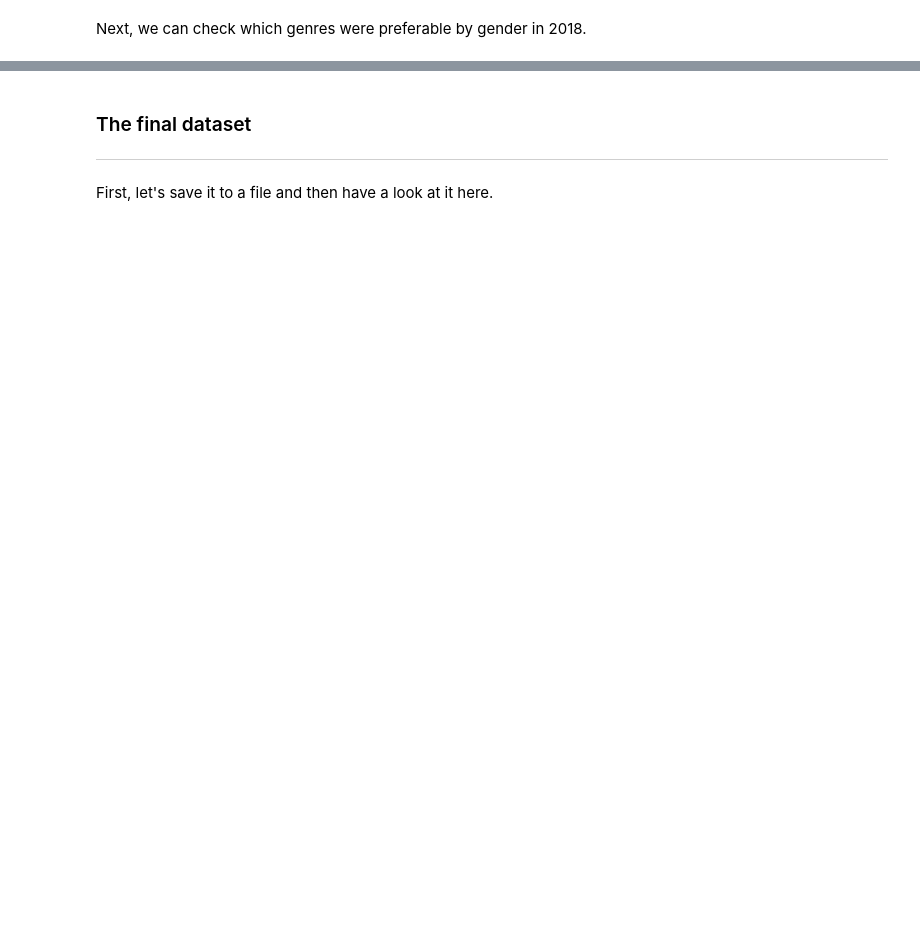
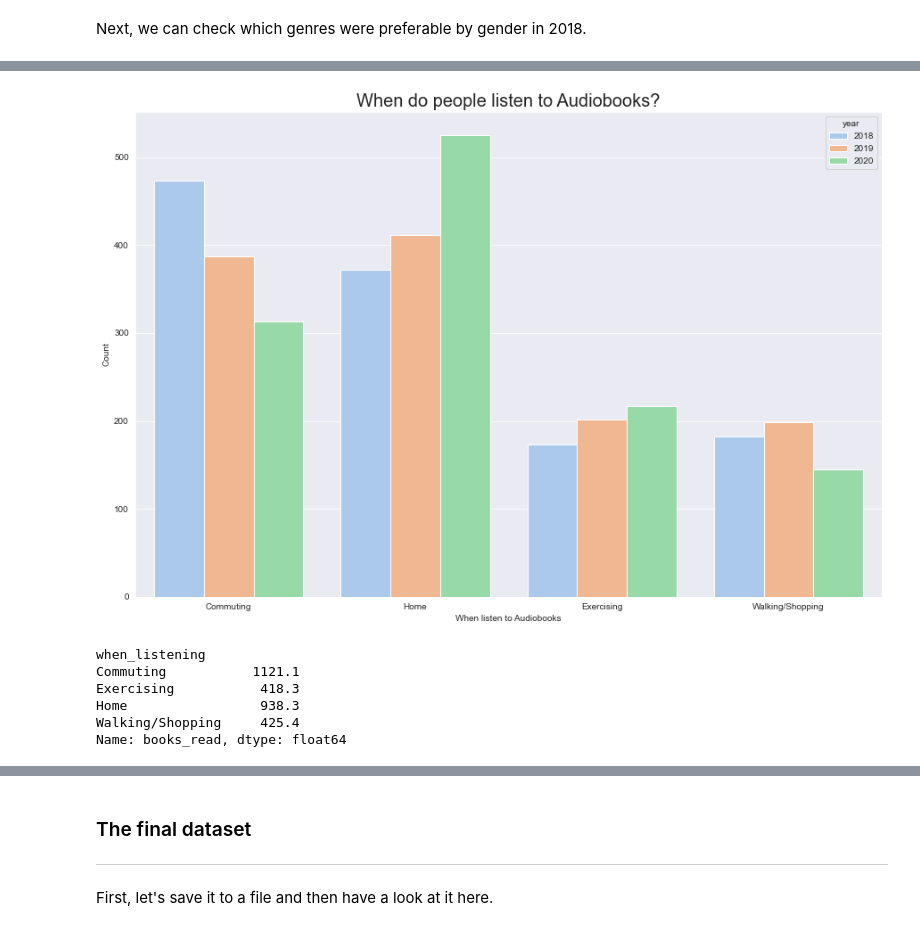
Before and after one commit to angelinka/programming_for_DA_project, a Jupyter notebook: audiobooks.ipynb, the cells around one changed output, grey strips where cells are left out. Cells and saved outputs as stored; diff of their text form; code cells hidden in the pictures; blank space fills up the shorter version.

```diff
--- a/audiobooks.ipynb
+++ b/audiobooks.ipynb
@@ -623,0 +670,20 @@ plt.show()
+# %%
+sns.countplot(x='when_listening',  hue='year', data=full, palette='pastel', order=place)
+plt.title('When do people listen to Audiobooks?', size=20)
+plt.xlabel("When listen to Audiobooks")
+plt.ylabel("Count")
+
+plt.show()
+# %% [output]
+[figure, added]
+# %%
+yr2018 = full[full['year'] == '2018']
+y18= yr2018.groupby('when_listening')['books_read'].sum()
+y18
+# %% [output]
+when_listening
+Commuting           1121.1
+Exercising           418.3
+Home                 938.3
+Walking/Shopping     425.4
+Name: books_read, dtype: float64
```
Also changed, not shown: parts of 23 cells of this notebook, 2 other files.
